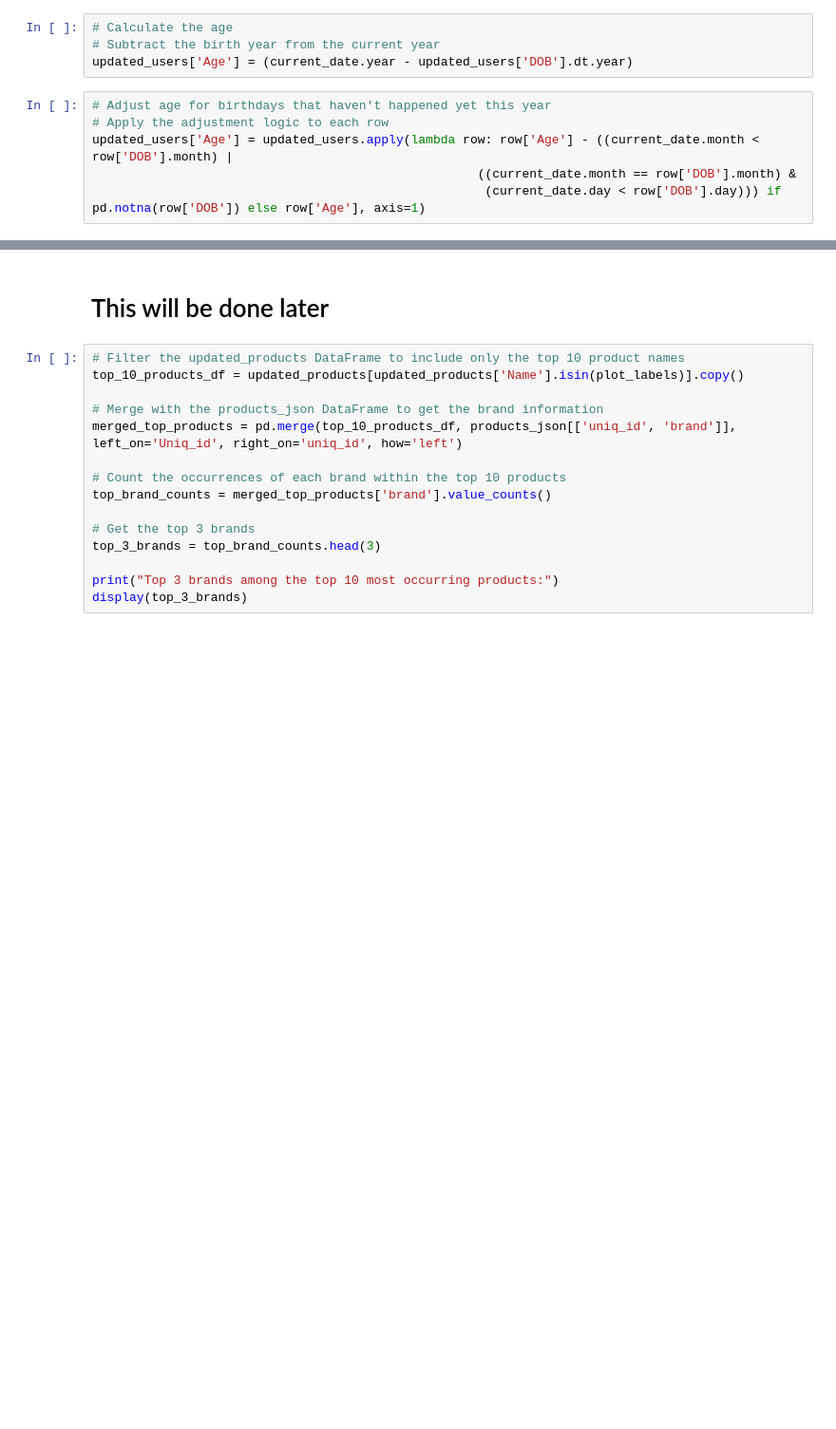
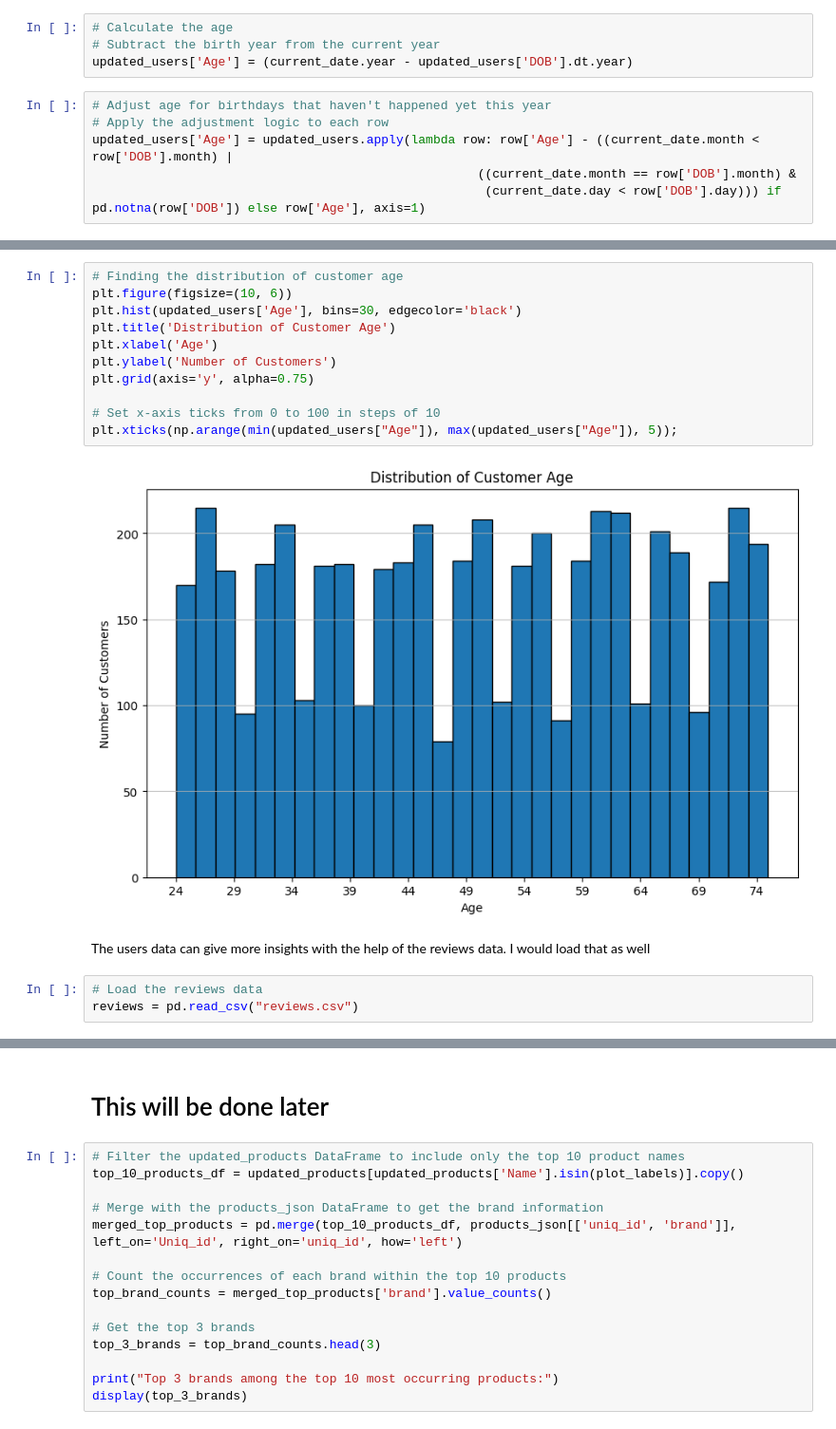
Before and after one commit to RedeemerNtumy/JCPennyConsultancyProject, a Jupyter notebook: 3549063_BD2.ipynb, the cells around one changed output, grey strips where cells are left out. Shown at 95% size. Cells and saved outputs as stored; diff of their text form; blank space fills up the shorter version.

```diff
--- a/3549063_BD2.ipynb
+++ b/3549063_BD2.ipynb
@@ -286,0 +297,18 @@ users.head(3)
+# %%
+# Finding the distribution of customer age
+plt.figure(figsize=(10, 6))
+plt.hist(updated_users['Age'], bins=30, edgecolor='black')
+plt.title('Distribution of Customer Age')
+plt.xlabel('Age')
+plt.ylabel('Number of Customers')
+plt.grid(axis='y', alpha=0.75)
+
+# Set x-axis ticks from 0 to 100 in steps of 10
+plt.xticks(np.arange(min(updated_users["Age"]), max(updated_users["Age"]), 5));
+# %% [output]
+[figure, added]
+# %% [markdown]
+The users data can give more insights with the help of the reviews data. I would load that as well
+# %%
+# Load the reviews data
+reviews = pd.read_csv("reviews.csv")
```
Also changed, not shown: parts of 8 cells of this notebook.
